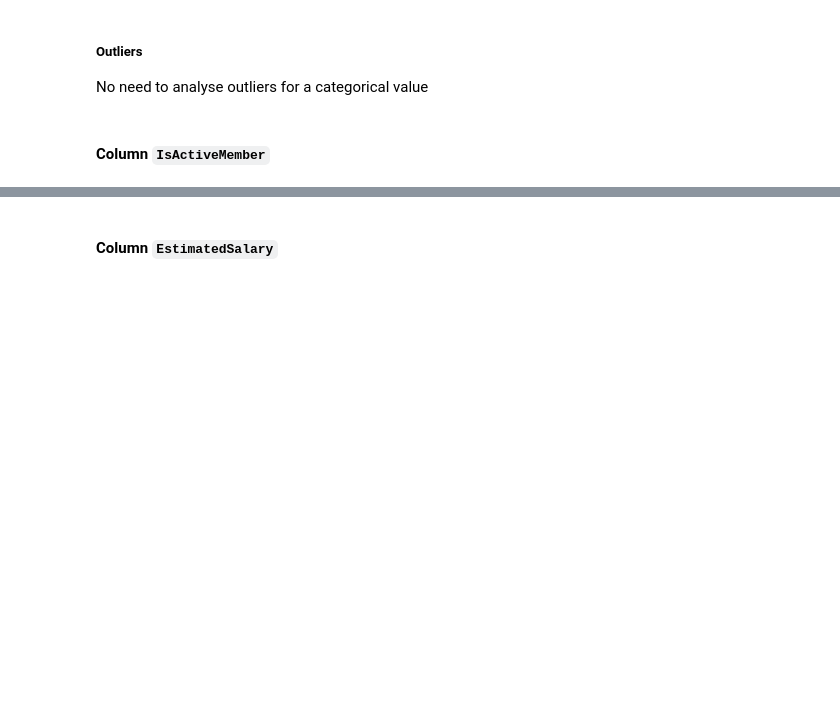
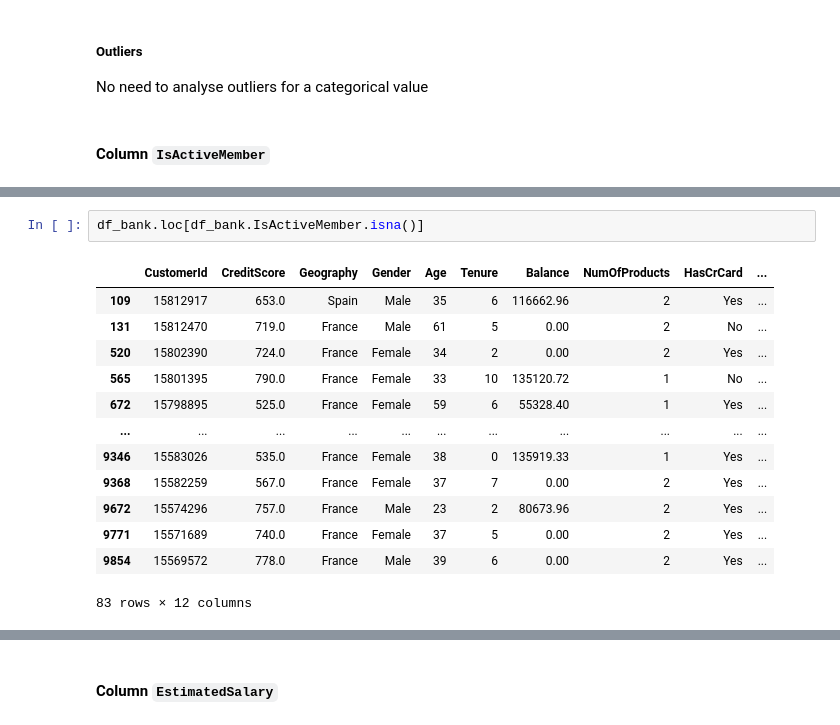
Before and after one commit to Maycas/Bank-Data-Analysis, a Jupyter notebook: Bank Data.ipynb, the cells around one changed output, grey strips where cells are left out. Saved outputs shown, nothing was run; the diff lists cells and outputs as text; blank space fills up the shorter version.

```diff
--- a/Bank Data.ipynb
+++ b/Bank Data.ipynb
@@ -939,0 +985,16 @@ No need to analyse outliers for a categorical value
+# %%
+df_bank.loc[df_bank.IsActiveMember.isna()]
+# %% [output]
+|  | CustomerId | CreditScore | Geography | Gender | Age | Tenure | Balance | NumOfProducts | HasCrCard | ... |
+| 109 | 15812917 | 653.0 | Spain | Male | 35 | 6 | 116662.96 | 2 | Yes | ... |
+| 131 | 15812470 | 719.0 | France | Male | 61 | 5 | 0.00 | 2 | No | ... |
+| 520 | 15802390 | 724.0 | France | Female | 34 | 2 | 0.00 | 2 | Yes | ... |
+| 565 | 15801395 | 790.0 | France | Female | 33 | 10 | 135120.72 | 1 | No | ... |
+| 672 | 15798895 | 525.0 | France | Female | 59 | 6 | 55328.40 | 1 | Yes | ... |
+| ... | ... | ... | ... | ... | ... | ... | ... | ... | ... | ... |
+| 9346 | 15583026 | 535.0 | France | Female | 38 | 0 | 135919.33 | 1 | Yes | ... |
+| 9368 | 15582259 | 567.0 | France | Female | 37 | 7 | 0.00 | 2 | Yes | ... |
+| 9672 | 15574296 | 757.0 | France | Male | 23 | 2 | 80673.96 | 2 | Yes | ... |
+| 9771 | 15571689 | 740.0 | France | Female | 37 | 5 | 0.00 | 2 | Yes | ... |
+| 9854 | 15569572 | 778.0 | France | Male | 39 | 6 | 0.00 | 2 | Yes | ... |
+83 rows × 12 columns
```
Also changed, not shown: parts of 15 cells of this notebook.
